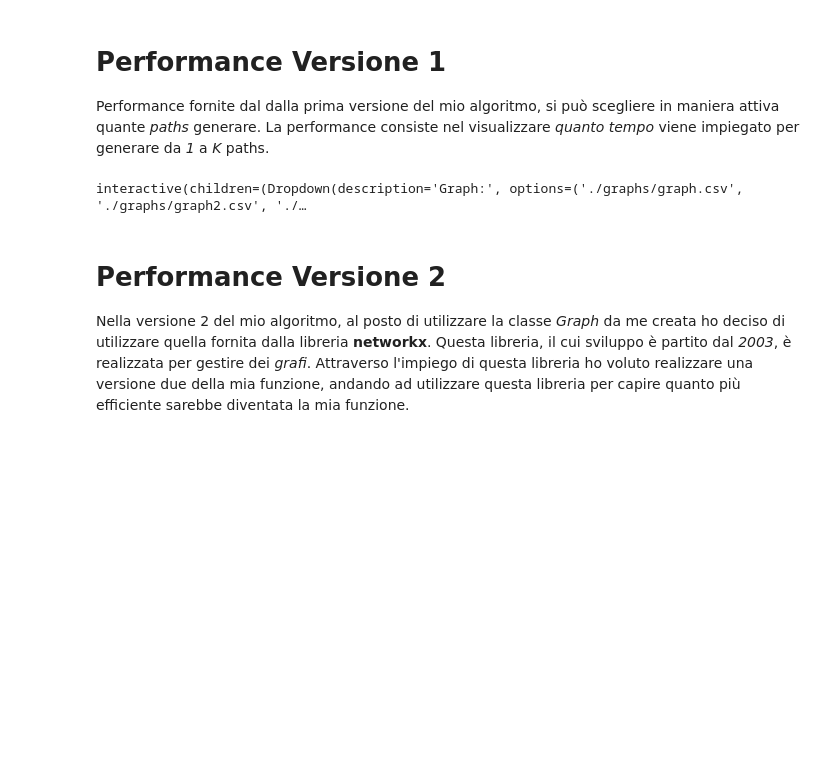
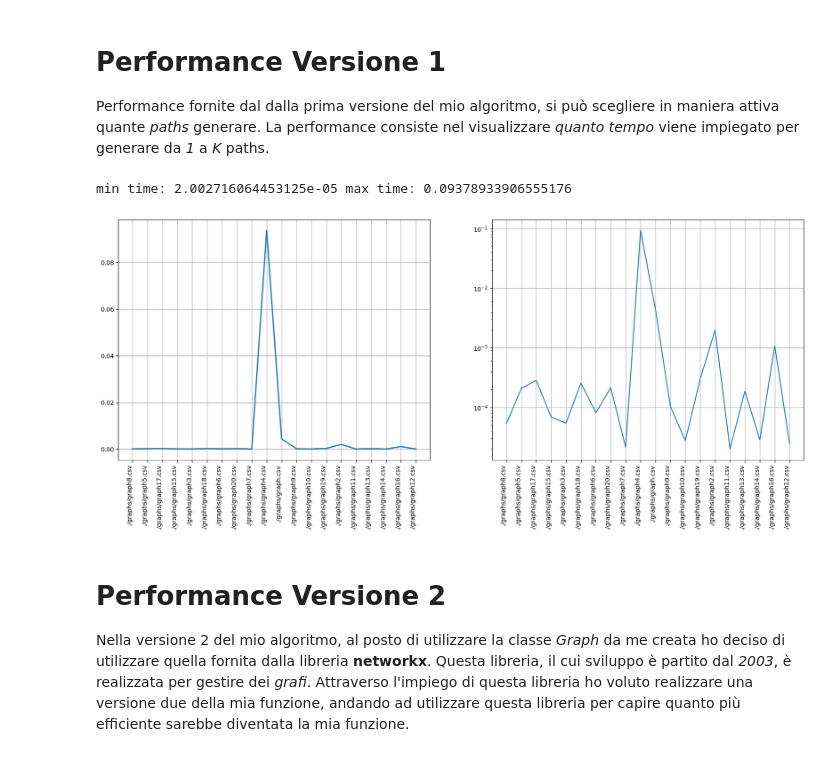
Before and after one commit to MatteoIorio11/k-shortest-paths, a Jupyter notebook: k-shortest-paths.ipynb, the cells around one changed output. Cells and saved outputs as stored; diff of their text form; code cells hidden in the pictures; blank space fills up the shorter version.

```diff
--- a/k-shortest-paths.ipynb
+++ b/k-shortest-paths.ipynb
@@ -151,3 +149,6 @@ file_list = ['./graphs/graph.csv', './graphs/graph2.csv', './graphs/graph3.csv',
+# %%
+file = os.listdir("./graphs/")
+file_list = ["./graphs/"+f for f in file]
 # %%
 def fromPathToGraph(path:list):
     G = nx.Graph()
@@ -244,50 +245,54 @@ interactive(children=(Dropdown(description='Graph:', options=('./graphs/graph.cs
+# %%
+kt = 10
 # %% [markdown]
 # Performance Versione 1
 Performance fornite dal dalla prima versione del mio algoritmo, si può scegliere in maniera attiva quante *paths* generare. La performance consiste nel visualizzare *quanto tempo* viene impiegato per generare da *1* a *K* paths.
 # %%
-@interact(file=Dropdown(options=file_list, description='Graph:'),
-          kt=IntText(description="K:", value=1, min=1))
-def plotPerformance(file, kt):
-    if kt <= 0:
-        return
-    graph = Graph()
-    s = float('inf')
-    d = -1
-    with open(file, 'r') as file:
-        reader = csv.reader(file)
-        for row in reader:
-            v1 = int(row[0])
-            v2 = int(row[1])
-            cost = int(row[2])
-            s = min([v1, v2, s])
-            d = max([v1, v2, d])
-            graph.addArch(v1, v2, cost)
+
+def plotPerformance():
     x = []
     y = []
-    for k in range(1, kt+1):
+    for f in file_list:
+        graph = Graph()
+        s = float('inf')
+        d = -1
+        with open(f, 'r') as file:
+            reader = csv.reader(file)
+            for row in reader:
+                v1 = int(row[0])
+                v2 = int(row[1])
+                cost = int(row[2])
+                s = min([v1, v2, s])
+                d = max([v1, v2, d])
+                graph.addArch(v1, v2, cost)
+
         start_t = time.time()
-        _ = K_Dijkstra(graph, start=s, destination=d, k=k)
+        _ = K_Dijkstra(graph, start=s, destination=d, k=kt)
         end_t = time.time()
-        x.append(k)
+        x.append(f)
         y.append(end_t - start_t)
 
-    cmap = plt.colormaps['jet']
-    norm = plt.Normalize(min(y), max(y))
-    colors = cmap(norm(y))
+    #cmap = plt.colormaps['jet']
+    #norm = plt.Normalize(min(y), max(y))
+    #colors = cmap(norm(y))
+
 
     fig, (ax1, ax2) = plt.subplots(1, 2, figsize=(20, 8))
-
+    fig.autofmt_xdate(rotation=90)
 
     ax1.plot(x, y, linewidth=2.0)
+    ax2.plot(x, y)
+    ax2.set_yscale('log')
     ax1.grid()
     ax2.grid()
-    ax2.scatter(x=x, y=y, c=colors)
-    ax2.set_title(f"Performance from {s} to {d}, K: {kt}")
-    ax1.set_title(f"Performance from {s} to {d}, K: {kt}")
+    print(f"min time: {min(y)} max time: {max(y)}")
 
     plt.show()
-# %% [output]
-interactive(children=(Dropdown(description='Graph:', options=('./graphs/graph.csv', './graphs/graph2.csv', './…
+# %%
+plotPerformance()
+# %% [output]
+min time: 2.002716064453125e-05 max time: 0.09378933906555176
+[figure, added]
 # %% [markdown]
 # Performance Versione 2
 Nella versione 2 del mio algoritmo, al posto di utilizzare la classe *Graph* da me creata ho deciso di utilizzare quella fornita dalla libreria **networkx**. Questa libreria, il cui sviluppo è partito dal *2003*, è realizzata per gestire dei *grafi*. Attraverso l'impiego di questa libreria ho voluto realizzare una versione due della mia funzione, andando ad utilizzare questa libreria per capire quanto più efficiente sarebbe diventata la mia funzione.
```
Also changed, not shown: parts of 5 cells of this notebook, 18 other files.
